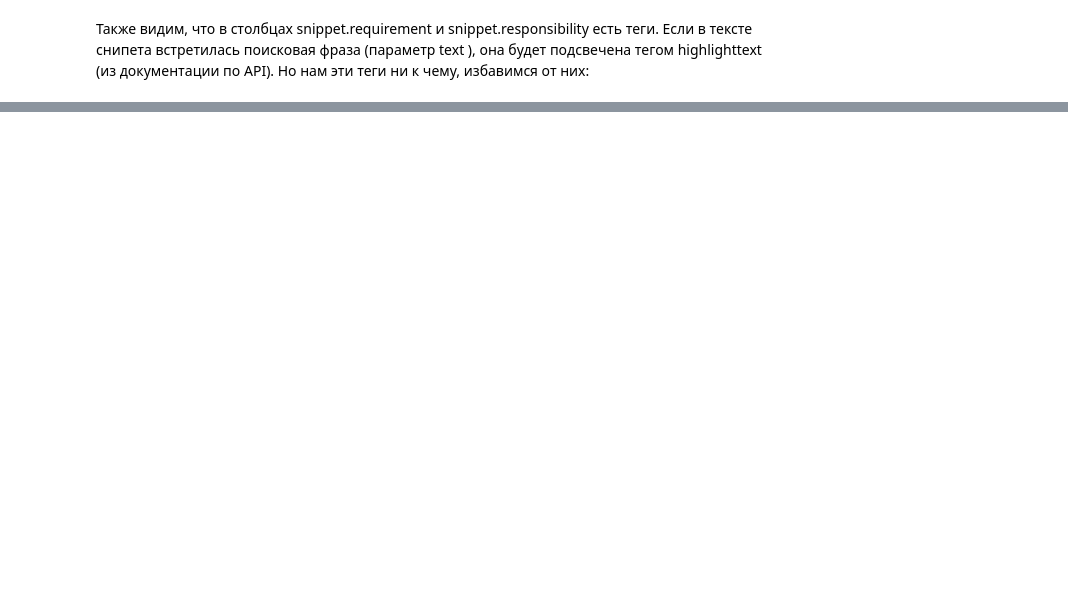
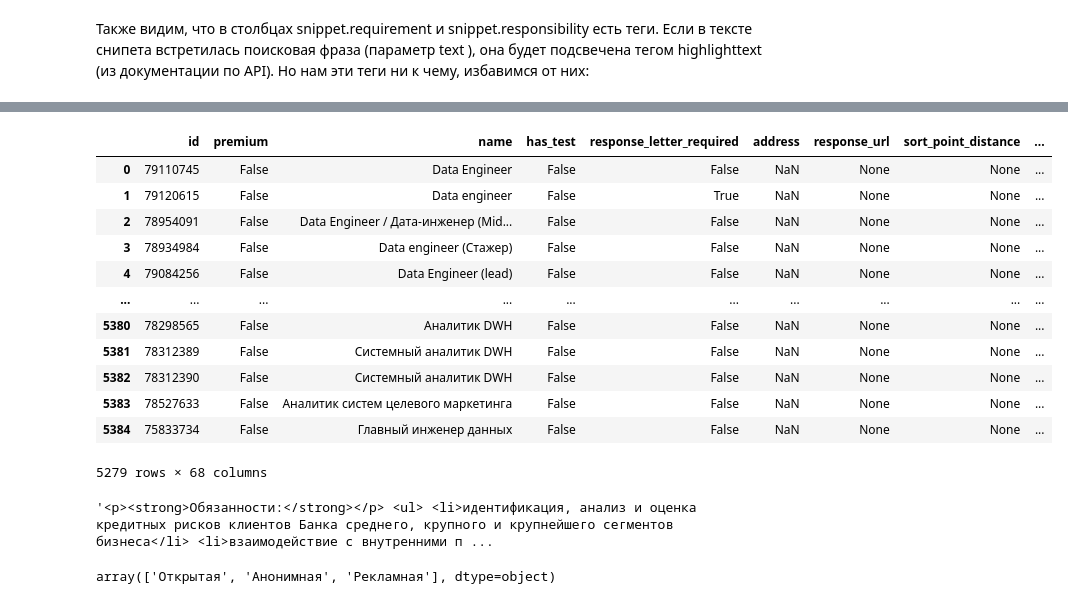
Before and after one commit to maima1810/hh_project, a Jupyter notebook: hh_project/hh_project.ipynb, the cells around one changed output, grey strips where cells are left out. Drawn from its saved outputs; the diff is of its cells as text; code cells hidden in the pictures; blank space fills up the shorter version.

```diff
--- a/hh_project/hh_project.ipynb
+++ b/hh_project/hh_project.ipynb
@@ -243,0 +510,12 @@ df = pd.DataFrame(dt, columns = [
+# %%
+# Проверяем, что все значения в столбце id являются строками
+print(df['id'].apply(type).value_counts())
+
+# Преобразуем все значения в столбце id в строковый тип
+df['id'] = df['id'].astype(str)
+
+# Выбираем только уникальные идентификаторы вакансий
+unique_ids = df['id'].unique()
+
+# Проверяем, что количество уникальных идентификаторов вакансий совпадает с общим количеством вакансий в датафрейме
+print(len(unique_ids) == len(df))
@@ -243,0 +582,25 @@ df = pd.DataFrame(dt, columns = [
+# %%
+# df['description']
+df
+# %% [output]
+|  | id | premium | name | has_test | response_letter_required | address | response_url | sort_point_distance | ... |
+| 0 | 79110745 | False | Data Engineer | False | False | NaN | None | None | ... |
+| 1 | 79120615 | False | Data engineer | False | True | NaN | None | None | ... |
+| 2 | 78954091 | False | Data Engineer / Дата-инженер (Mid... | False | False | NaN | None | None | ... |
+| 3 | 78934984 | False | Data engineer (Стажер) | False | False | NaN | None | None | ... |
+| 4 | 79084256 | False | Data Engineer (lead) | False | False | NaN | None | None | ... |
+| ... | ... | ... | ... | ... | ... | ... | ... | ... | ... |
+| 5380 | 78298565 | False | Аналитик DWH | False | False | NaN | None | None | ... |
+| 5381 | 78312389 | False | Системный аналитик DWH | False | False | NaN | None | None | ... |
+| 5382 | 78312390 | False | Системный аналитик DWH | False | False | NaN | None | None | ... |
+| 5383 | 78527633 | False | Аналитик систем целевого маркетинга | False | False | NaN | None | None | ... |
+| 5384 | 75833734 | False | Главный инженер данных | False | False | NaN | None | None | ... |
+5279 rows × 68 columns
+# %%
+get_description_from_api(78904054)
+# %% [output]
+'<p><strong>Обязанности:</strong></p> <ul> <li>идентификация, анализ и оценка кредитных рисков клиентов Банка среднего, крупного и крупнейшего сегментов бизнеса</li> <li>взаимодействие с внутренними п ...
+# %%
+df['type.name'].unique()
+# %% [output]
+array(['Открытая', 'Анонимная', 'Рекламная'], dtype=object)
```
Also changed, not shown: parts of 59 cells of this notebook.
